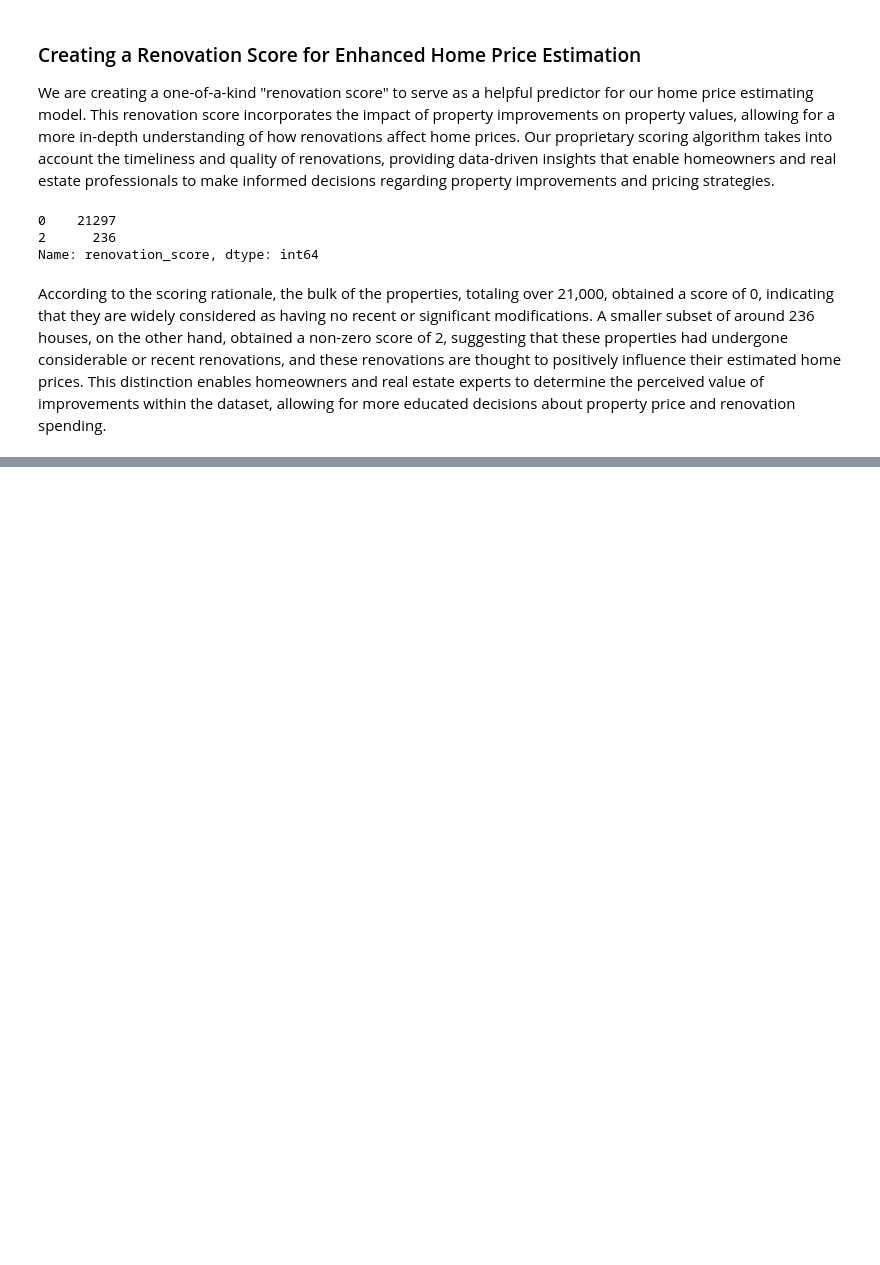
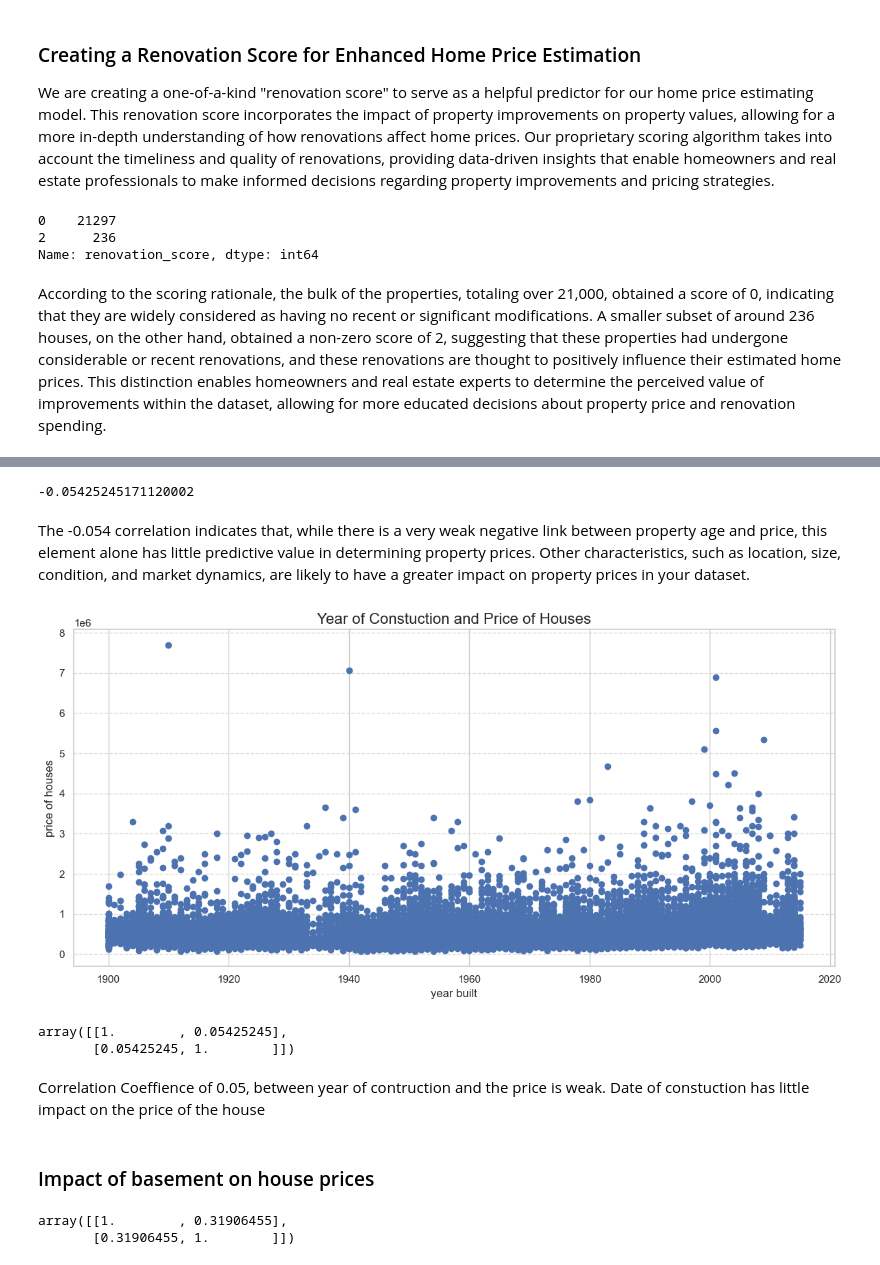
Before and after one commit to Amell88/House-price-prediction, a Jupyter notebook: index.ipynb, the cells around one changed output, grey strips where cells are left out. Saved outputs shown, nothing was run; the diff lists cells and outputs as text; code cells hidden in the pictures; blank space fills up the shorter version.

```diff
--- a/index.ipynb
+++ b/index.ipynb
@@ -530,0 +524,5 @@ According to the scoring rationale, the bulk of the properties, totaling over 21
+# %%
+import datetime
+current_year = datetime.datetime.now().year
+df['Age of Property'] = current_year - df['yr_built']
+df.head()
@@ -530,0 +536,33 @@ According to the scoring rationale, the bulk of the properties, totaling over 21
+# %%
+correlation_coefficient = df['Age of Property'].corr(df['price'])
+correlation_coefficient
+# %% [output]
+-0.05425245171120002
+# %% [markdown]
+The -0.054 correlation indicates that, while there is a very weak negative link between property age and price, this element alone has little predictive value in determining property prices. Other characteristics, such as location, size, condition, and market dynamics, are likely to have a greater impact on property prices in your dataset.
+# %%
+plt.figure(figsize=(12, 6))
+plt.scatter (df['yr_built'], df['price'])
+plt.xlabel('year built', fontsize=12)
+plt.ylabel('price of houses', fontsize=12)
+plt.title('Year of Constuction and Price of Houses', fontsize=16)
+plt.grid(axis='y', linestyle='--', alpha=0.7)
+plt.tight_layout()
+# %% [output]
+[figure, added]
+# %%
+cor=np.corrcoef(df['price'], df['yr_built']) # finding the correlation between the pice of houses and the the year it was built
+cor
+# %% [output]
+array([[1.        , 0.05425245],
+       [0.05425245, 1.        ]])
+# %% [markdown]
+Correlation Coeffience of 0.05, between year of contruction and the price is weak. Date of constuction has little impact on the price of the house
+# %% [markdown]
+### Impact of basement on house prices
+# %%
+cor=np.corrcoef(df['price'], df['sqft_basement']) # finding the correlation between the pice of houses and the the year it was built
+cor
+# %% [output]
+array([[1.        , 0.31906455],
+       [0.31906455, 1.        ]])
```
Also changed, not shown: parts of 15 cells of this notebook.
